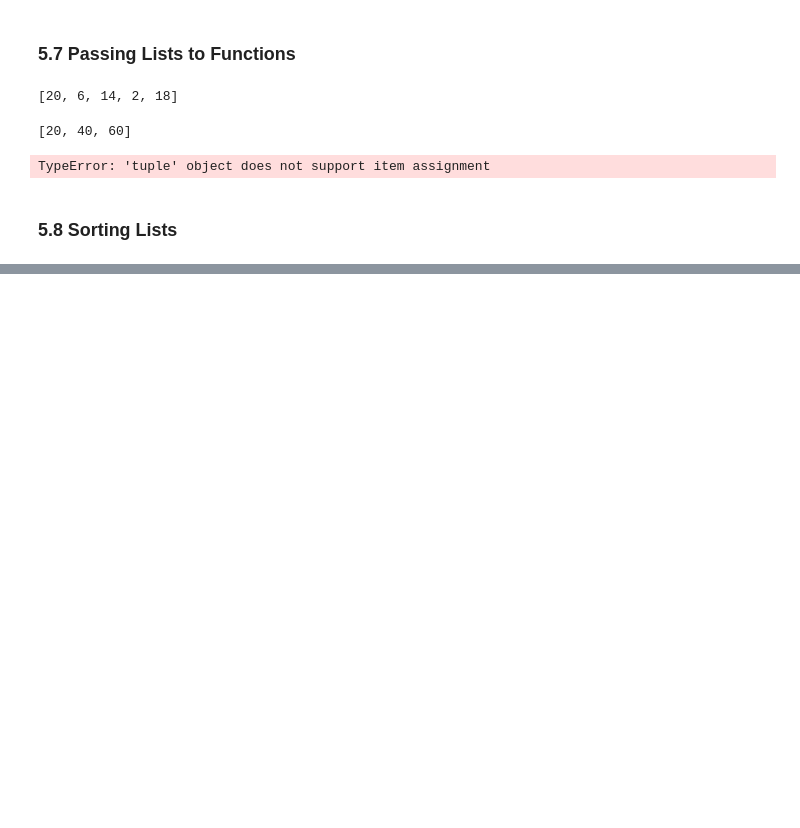
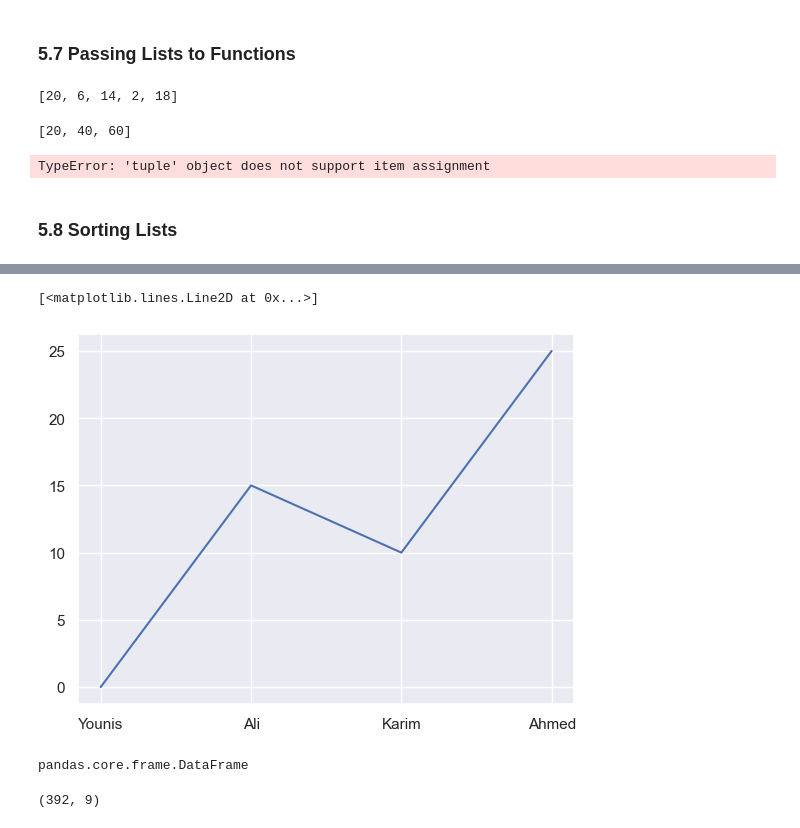
Before and after one commit to mohamedyounis94/IntroToPython, a Jupyter notebook: examples/ch05/EX.ipynb, the cells around one changed output, grey strips where cells are left out. Cells and saved outputs as stored; diff of their text form; code cells hidden in the pictures; blank space fills up the shorter version.

```diff
--- a/examples/ch05/EX.ipynb
+++ b/examples/ch05/EX.ipynb
@@ -541,0 +945,6 @@ TypeError: 'tuple' object does not support item assignment
+# %%
+sns.set()
+plt.plot(x,y)
+# %% [output]
+[<matplotlib.lines.Line2D at 0x...>]
+[figure, added]
@@ -541,0 +953,9 @@ TypeError: 'tuple' object does not support item assignment
+# %%
+type(cars)
+# %% [output]
+pandas.core.frame.DataFrame
+# %%
+cars.dropna(inplace=True)
+cars.shape
+# %% [output]
+(392, 9)
```
Also changed, not shown: parts of 113 cells of this notebook, 2 other files.
